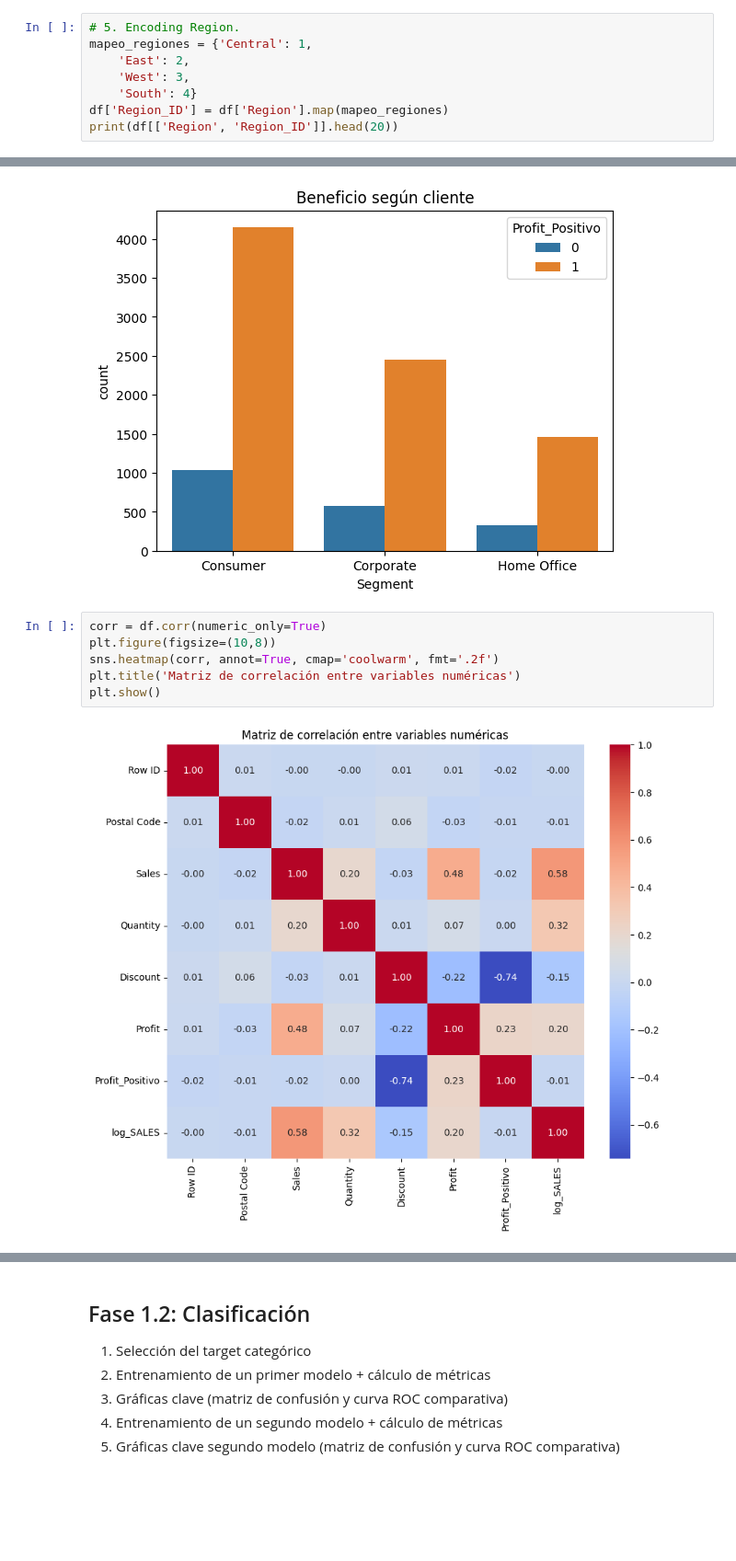
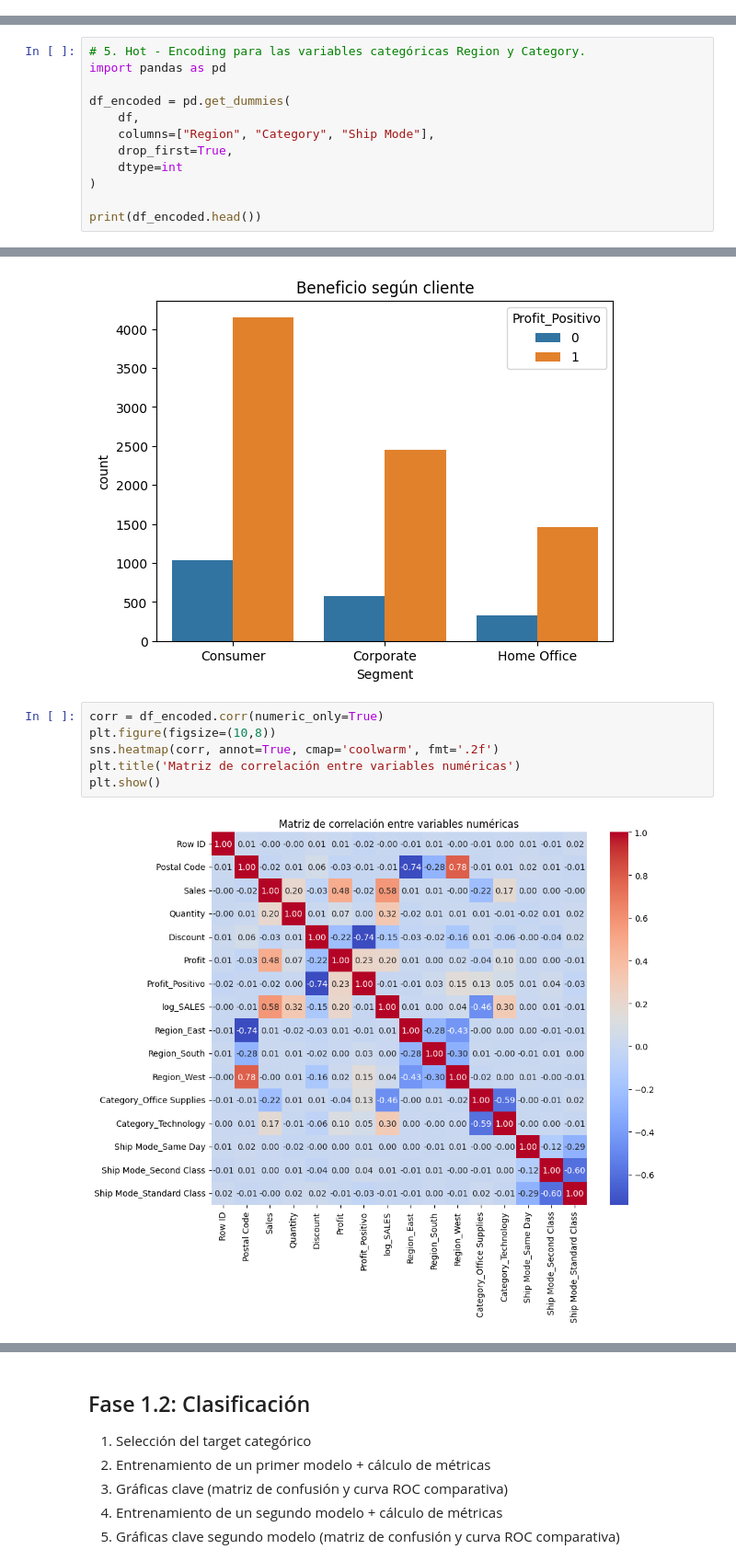
Before and after one commit to ignacastiguti/Repositorio, a Jupyter notebook: [00] - Workshops/Workshop_ML_PartTime.ipynb, the cells around one changed output, grey strips where cells are left out. Shown at 92% size. Saved outputs shown, nothing was run; the diff lists cells and outputs as text; blank space fills up the shorter version.

```diff
--- a/[00] - Workshops/Workshop_ML_PartTime.ipynb
+++ b/[00] - Workshops/Workshop_ML_PartTime.ipynb
@@ -193,11 +193,3 @@ df[['Sales','log_SALES']].head(8)
 # %%
 # 5. Transformaciones: encoding y escalado
 # La variable Sales ya se hizo mediante el logaritmo.
-# %%
-# 5. Encoding Region.
-mapeo_regiones = {'Central': 1,
-    'East': 2,
-    'West': 3,
-    'South': 4}
-df['Region_ID'] = df['Region'].map(mapeo_regiones)
-print(df[['Region', 'Region_ID']].head(20))
@@ -221,0 +196,12 @@ print(df[['Region', 'Region_ID']].head(20))
+# %%
+# 5. Hot - Encoding para las variables categóricas Region y Category.
+import pandas as pd
+
+df_encoded = pd.get_dummies(
+    df,
+    columns=["Region", "Category", "Ship Mode"],
+    drop_first=True,
+    dtype=int
+)
+
+print(df_encoded.head())
@@ -244,10 +248,10 @@ plt.show()
 # %% [output]
 [figure]
 # %%
-corr = df.corr(numeric_only=True)
+corr = df_encoded.corr(numeric_only=True)
 plt.figure(figsize=(10,8))
 sns.heatmap(corr, annot=True, cmap='coolwarm', fmt='.2f')
 plt.title('Matriz de correlación entre variables numéricas')
 plt.show()
 # %% [output]
-[figure, old version]
+[figure, new version]
```
Also changed, not shown: parts of 5 cells of this notebook.
